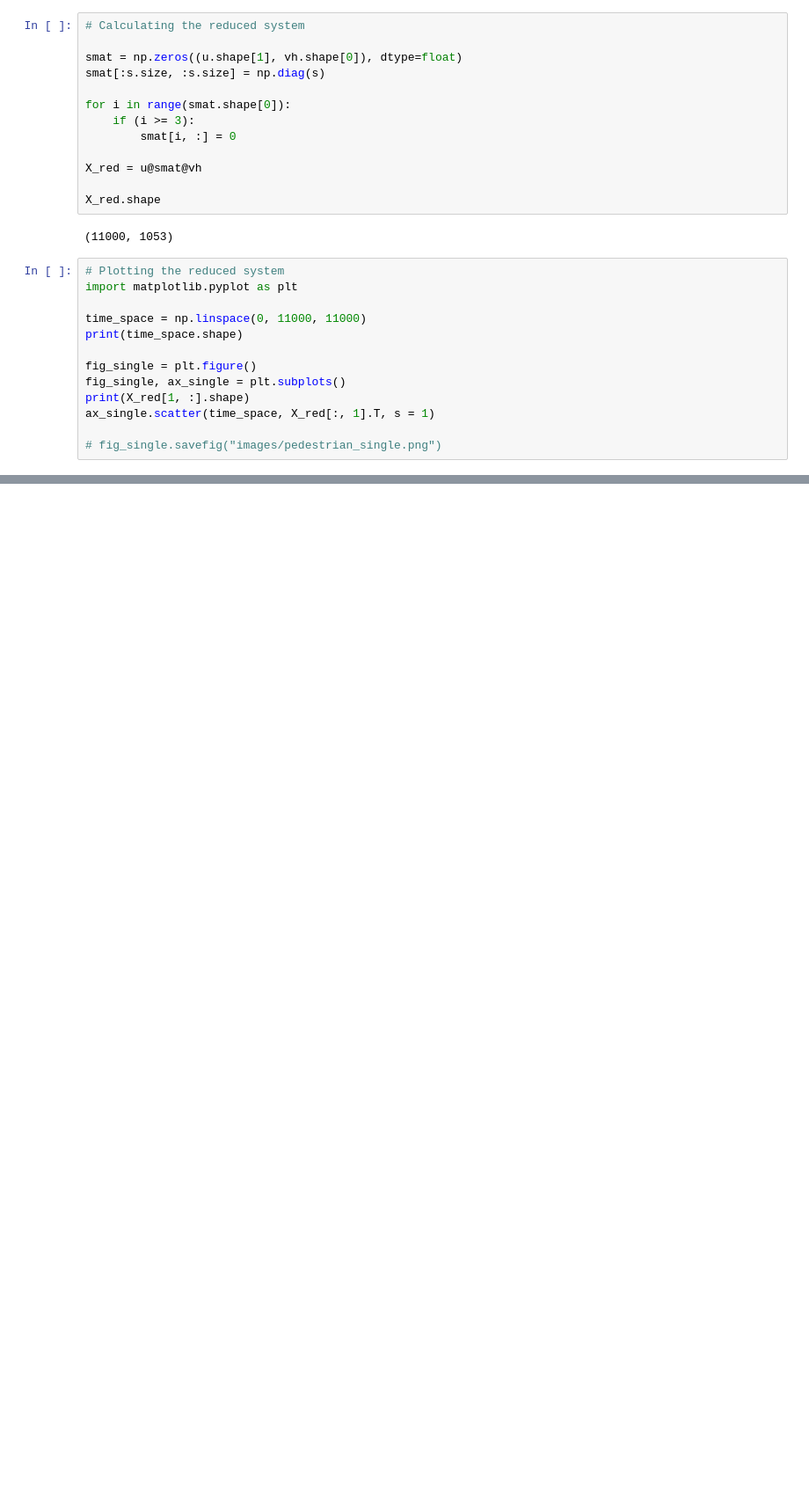
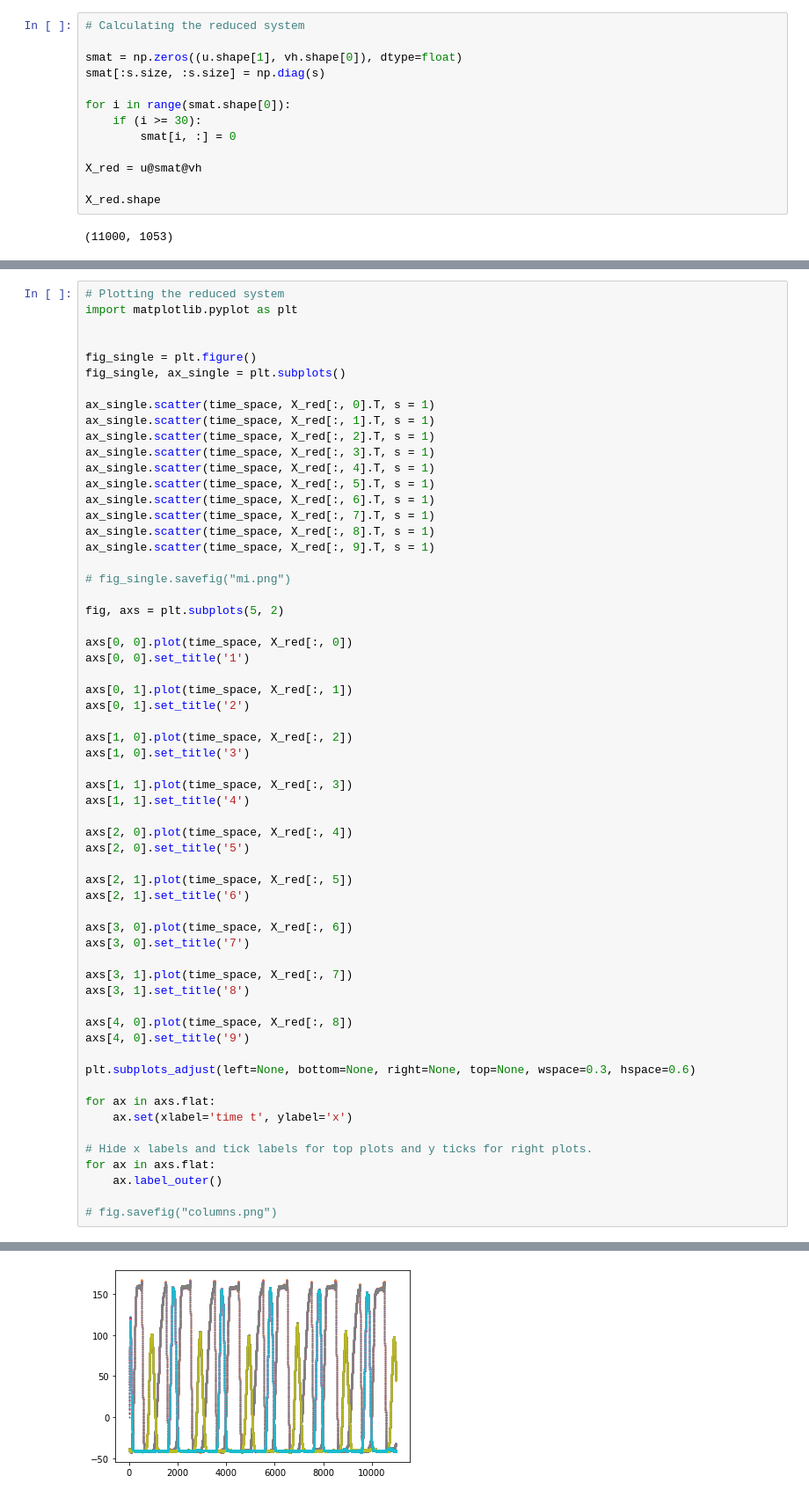
Before and after one commit to clarissanjani/MLCMS_Exercise5, a Jupyter notebook: Task5/Learning_crowd_dynamics.ipynb, the cells around one changed output, grey strips where cells are left out. Shown at 88% size. Cells and saved outputs as stored; diff of their text form; blank space fills up the shorter version.

Commit message:
Add part 2 plots

```diff
--- a/Task5/Learning_crowd_dynamics.ipynb
+++ b/Task5/Learning_crowd_dynamics.ipynb
@@ -46,7 +47,7 @@ smat = np.zeros((u.shape[1], vh.shape[0]), dtype=float)
 smat[:s.size, :s.size] = np.diag(s)
 
 for i in range(smat.shape[0]):
-    if (i >= 3):
+    if (i >= 30):
         smat[i, :] = 0
 
 X_red = u@smat@vh
@@ -54,16 +55,3 @@ X_red = u@smat@vh
 X_red.shape
 # %% [output]
 (11000, 1053)
-# %%
-# Plotting the reduced system
-import matplotlib.pyplot as plt
-
-time_space = np.linspace(0, 11000, 11000)
-print(time_space.shape)
-
-fig_single = plt.figure()
-fig_single, ax_single = plt.subplots()
-print(X_red[1, :].shape)
-ax_single.scatter(time_space, X_red[:, 1].T, s = 1)
-
-# fig_single.savefig("images/pedestrian_single.png")
@@ -75,0 +58,61 @@ ax_single.scatter(time_space, X_red[:, 1].T, s = 1)
+# %%
+# Plotting the reduced system
+import matplotlib.pyplot as plt
+
+
+fig_single = plt.figure()
+fig_single, ax_single = plt.subplots()
+
+ax_single.scatter(time_space, X_red[:, 0].T, s = 1)
+ax_single.scatter(time_space, X_red[:, 1].T, s = 1)
+ax_single.scatter(time_space, X_red[:, 2].T, s = 1)
+ax_single.scatter(time_space, X_red[:, 3].T, s = 1)
+ax_single.scatter(time_space, X_red[:, 4].T, s = 1)
+ax_single.scatter(time_space, X_red[:, 5].T, s = 1)
+ax_single.scatter(time_space, X_red[:, 6].T, s = 1)
+ax_single.scatter(time_space, X_red[:, 7].T, s = 1)
+ax_single.scatter(time_space, X_red[:, 8].T, s = 1)
+ax_single.scatter(time_space, X_red[:, 9].T, s = 1)
+
+# fig_single.savefig("mi.png")
+
+fig, axs = plt.subplots(5, 2)
+
+axs[0, 0].plot(time_space, X_red[:, 0])
+axs[0, 0].set_title('1')
+
+axs[0, 1].plot(time_space, X_red[:, 1])
+axs[0, 1].set_title('2')
+
+axs[1, 0].plot(time_space, X_red[:, 2])
+axs[1, 0].set_title('3')
+
+axs[1, 1].plot(time_space, X_red[:, 3])
+axs[1, 1].set_title('4')
+
+axs[2, 0].plot(time_space, X_red[:, 4])
+axs[2, 0].set_title('5')
+
+axs[2, 1].plot(time_space, X_red[:, 5])
+axs[2, 1].set_title('6')
+
+axs[3, 0].plot(time_space, X_red[:, 6])
+axs[3, 0].set_title('7')
+
+axs[3, 1].plot(time_space, X_red[:, 7])
+axs[3, 1].set_title('8')
+
+axs[4, 0].plot(time_space, X_red[:, 8])
+axs[4, 0].set_title('9')
+
+plt.subplots_adjust(left=None, bottom=None, right=None, top=None, wspace=0.3, hspace=0.6)
+
+for ax in axs.flat:
+    ax.set(xlabel='time t', ylabel='x')
+
+# Hide x labels and tick labels for top plots and y ticks for right plots.
+for ax in axs.flat:
+    ax.label_outer()
+
+# fig.savefig("columns.png")
+# %% [output]
@@ -75,0 +120 @@ ax_single.scatter(time_space, X_red[:, 1].T, s = 1)
+[figure, added]
```
Also changed, not shown: parts of 4 cells of this notebook, 1 other file.
